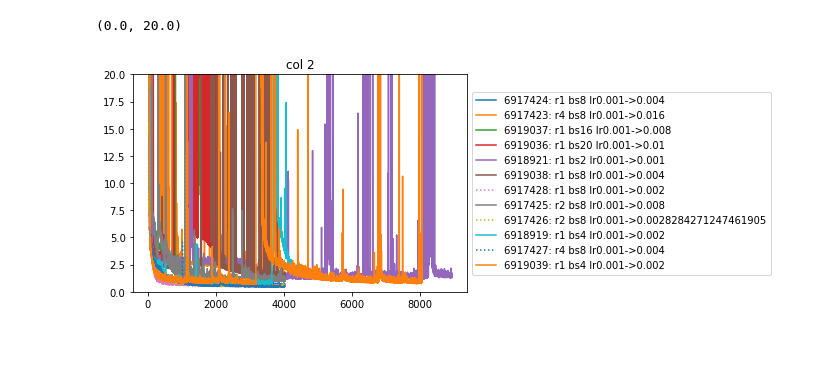
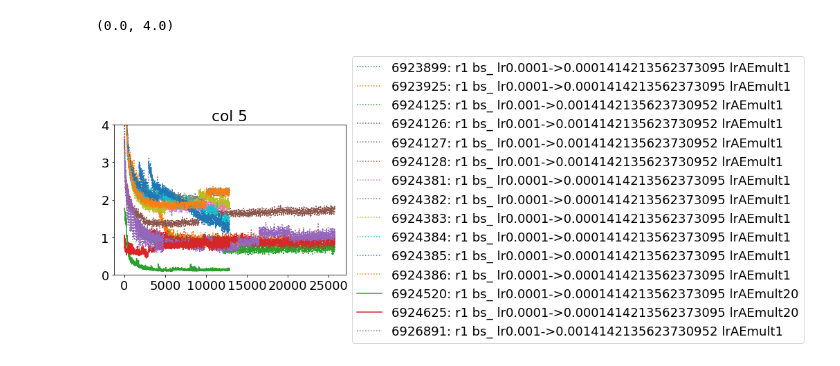
Before and after one commit to Photon-AI-Research/InSituML, a Jupyter notebook: main/ModelHelpers/cINN/notebooks/batchSizes.ipynb, the cells around one changed output. Cells and saved outputs as stored; diff of their text form; code cells hidden in the pictures.

```diff
--- a/main/ModelHelpers/cINN/notebooks/batchSizes.ipynb
+++ b/main/ModelHelpers/cINN/notebooks/batchSizes.ipynb
@@ -65,5 +148,13 @@ path="/bigdata/hplsim/scratch/kelling//oldBSruns/"
 path="/bigdata/hplsim/scratch/kelling//fixedBSruns/"
 path="/bigdata/hplsim/scratch/kelling//scaledlrRuns/"
 
+path="/bigdata/hplsim/scratch/kelling/chamfers/lrAE"
+path="../"
+
 runs = loadRuns(path)
-runs
+#runs2 = loadRuns("../runs_CL")
+#runs.update(runs2)
+
+#runs = loadRuns(path)
+runs2 = loadRuns("/bigdata/hplsim/scratch/kelling/chamfers/")
+runs.update(runs2)
@@ -88,29 +160,0 @@ runs
-# %%
-def plotLosses(col, runs=runs, title=None):
-    for r in runs.values():
-        i = r["i"]
-        if not "dat" in r:
-            r["dat"] = np.loadtxt(f"{path}/slurm-{i}/loss_0.dat")
-        dat = r["dat"]
-        #print(i, dat.shape)
-        if "lrscale" in r:
-            lrscale = r["lrscale"]
-        else:
-            lrscale = "1"
-        linestyle = "-"
-        if lrscale == "sqrt":
-            linestyle = ":"
-        if "lr" in r:
-            lr = r["lr"]
-            lrscaled = r["lrscaled"]
-        else:
-            lr = "nan"
-            lrscaled = "nan"
-        plt.plot(dat[:, 0], dat[:, col], label=("{}: r{} bs{} lr{}->{}".format(i, r["ranks"], r["bs"], lr, lrscaled)),
-                ls=linestyle)
-    if title is None:
-        plt.title(f"col {col}")
-    else:
-        plt.title(title)
-    #plt.ylim((0,10))
-    plt.legend(loc='center left', bbox_to_anchor=(1, 0.5))
@@ -117,6 +164,6 @@ def plotLosses(col, runs=runs, title=None):
 # %%
-plotLosses(2)
-plt.ylim((0,20))
+plotLosses(5, runs, smoothWindow=20, filt=None)
+plt.ylim((0,4))
 # %% [output]
-(0.0, 20.0)
+(0.0, 4.0)
-[figure, old version]
+[figure, new version]
```
Also changed, not shown: parts of 35 cells of this notebook.
